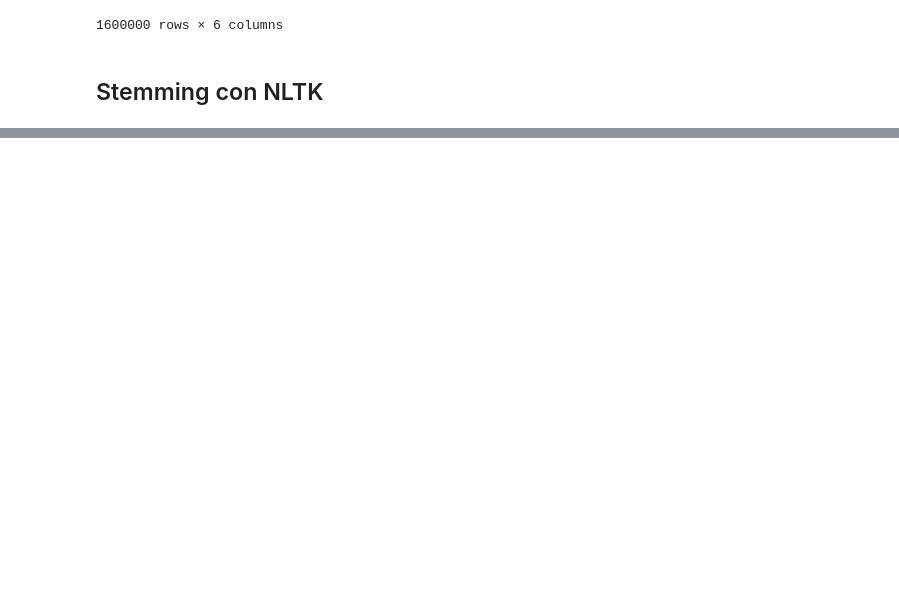
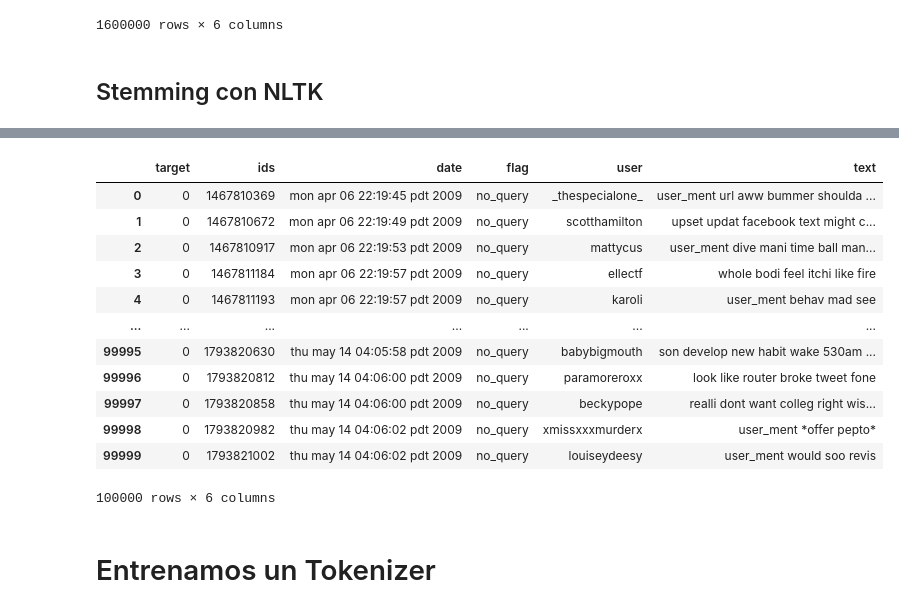
Before and after one commit to caroacostatovany/sentiment_analysis_tweets, a Jupyter notebook: notebooks/limpieza.ipynb, the cells around one changed output, grey strips where cells are left out. Drawn from its saved outputs; the diff is of its cells as text; code cells hidden in the pictures; blank space fills up the shorter version.

```diff
--- a/notebooks/limpieza.ipynb
+++ b/notebooks/limpieza.ipynb
@@ -282,0 +301,20 @@ test['atext'] = test['text'].map(lambda s: stemSentence(s))
+# %%
+data_set_1 = training= training.head(100000)
+# %%
+data_set_1
+# %% [output]
+|  | target | ids | date | flag | user | text |
+| 0 | 0 | 1467810369 | mon apr 06 22:19:45 pdt 2009 | no_query | _thespecialone_ | user_ment url aww bummer shoulda ... |
+| 1 | 0 | 1467810672 | mon apr 06 22:19:49 pdt 2009 | no_query | scotthamilton | upset updat facebook text might c... |
+| 2 | 0 | 1467810917 | mon apr 06 22:19:53 pdt 2009 | no_query | mattycus | user_ment dive mani time ball man... |
+| 3 | 0 | 1467811184 | mon apr 06 22:19:57 pdt 2009 | no_query | ellectf | whole bodi feel itchi like fire |
+| 4 | 0 | 1467811193 | mon apr 06 22:19:57 pdt 2009 | no_query | karoli | user_ment behav mad see |
+| ... | ... | ... | ... | ... | ... | ... |
+| 99995 | 0 | 1793820630 | thu may 14 04:05:58 pdt 2009 | no_query | babybigmouth | son develop new habit wake 530am ... |
+| 99996 | 0 | 1793820812 | thu may 14 04:06:00 pdt 2009 | no_query | paramoreroxx | look like router broke tweet fone |
+| 99997 | 0 | 1793820858 | thu may 14 04:06:00 pdt 2009 | no_query | beckypope | realli dont want colleg right wis... |
+| 99998 | 0 | 1793820982 | thu may 14 04:06:02 pdt 2009 | no_query | xmissxxxmurderx | user_ment *offer pepto* |
+| 99999 | 0 | 1793821002 | thu may 14 04:06:02 pdt 2009 | no_query | louiseydeesy | user_ment would soo revis |
+100000 rows × 6 columns
+# %% [markdown]
+# Entrenamos un Tokenizer
```
Also changed, not shown: parts of 18 cells of this notebook.
